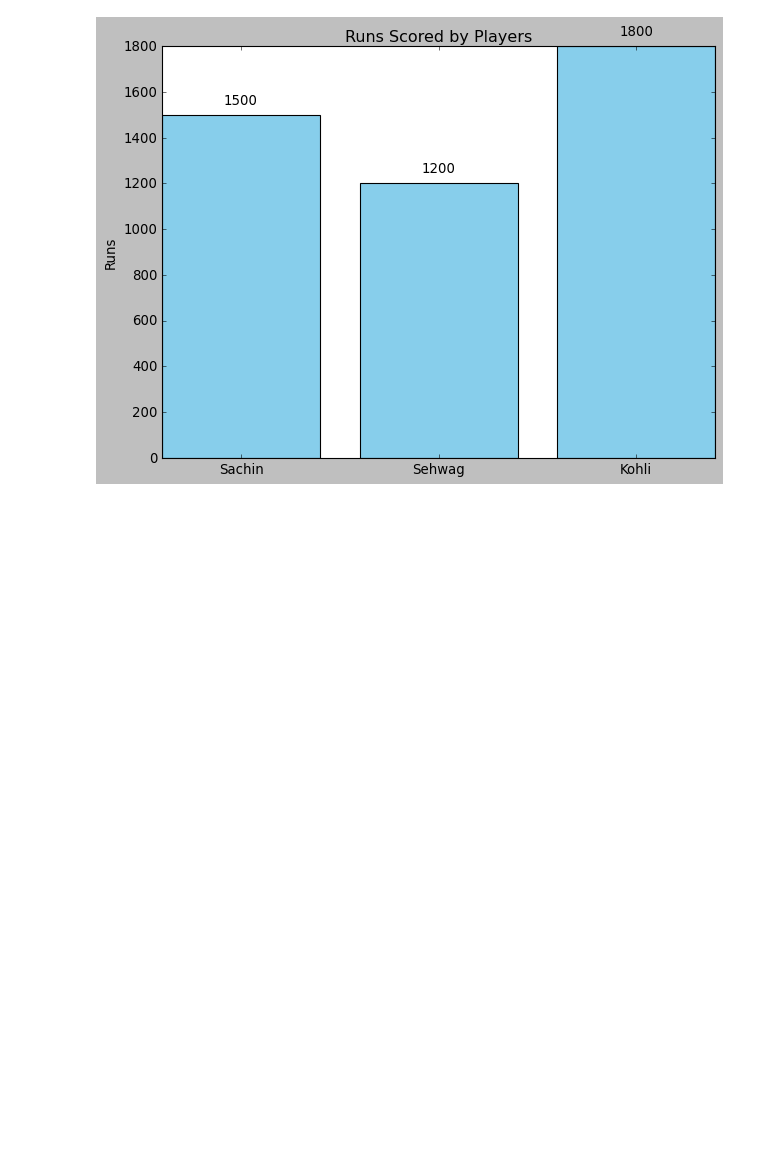
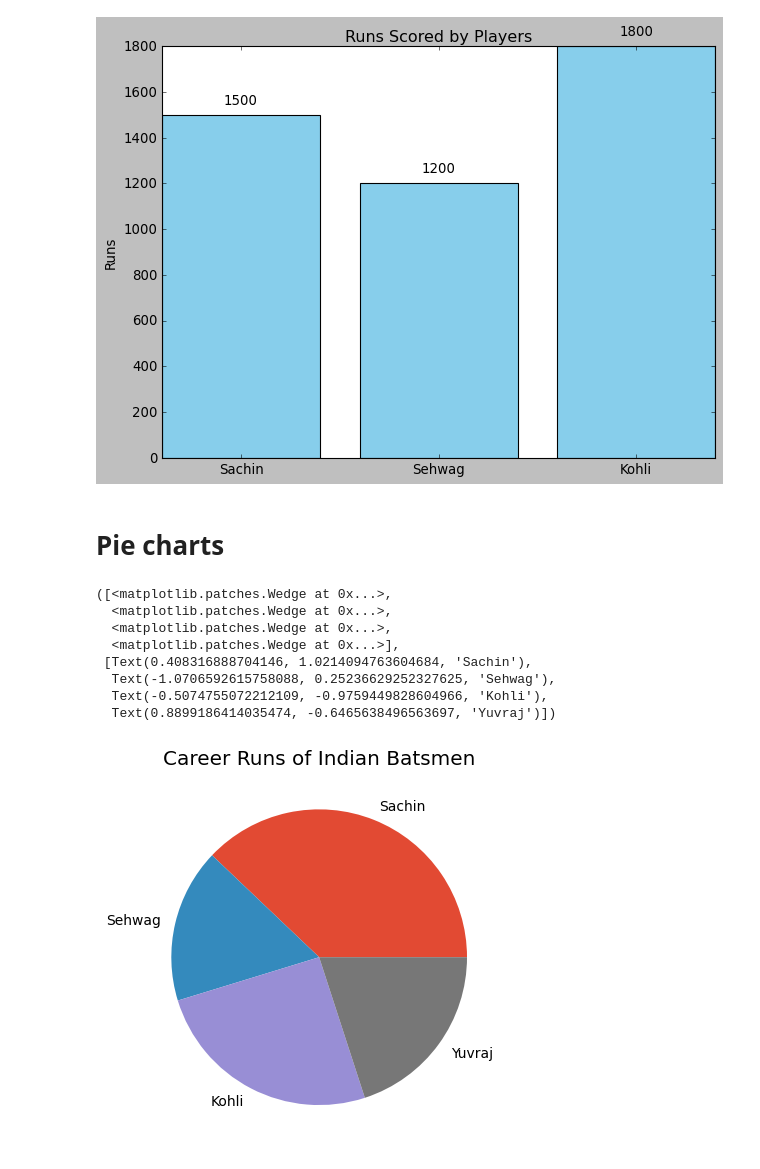
Before and after one commit to SaarthakDEV/data-science-python, a Jupyter notebook: matplotlib.ipynb, the cells around one changed output. Cells and saved outputs as stored; diff of their text form; code cells hidden in the pictures; blank space fills up the shorter version.

```diff
--- a/matplotlib.ipynb
+++ b/matplotlib.ipynb
@@ -188,3 +188,25 @@ plt.title("Runs Scored by Players")
 plt.tight_layout()
 # %% [output]
 [figure]
+# %% [markdown]
+# Pie charts
+# %%
+import matplotlib.pyplot as plt
+
+plt.style.use("ggplot")
+# %%
+labels = ["Sachin", "Sehwag", "Kohli", "Yuvraj"]
+runs = [18000, 8000, 12000, 9500]
+
+plt.title("Career Runs of Indian Batsmen")
+plt.pie(runs, labels=labels)
+# %% [output]
+([<matplotlib.patches.Wedge at 0x...>,
+  <matplotlib.patches.Wedge at 0x...>,
+  <matplotlib.patches.Wedge at 0x...>,
+  <matplotlib.patches.Wedge at 0x...>],
+ [Text(0.408316888704146, 1.0214094763604684, 'Sachin'),
+  Text(-1.0706592615758088, 0.25236629252327625, 'Sehwag'),
+  Text(-0.5074755072212109, -0.9759449828604966, 'Kohli'),
+  Text(0.8899186414035474, -0.6465638496563697, 'Yuvraj')])
+[figure, added]
```
Also changed, not shown: parts of 11 cells of this notebook.
